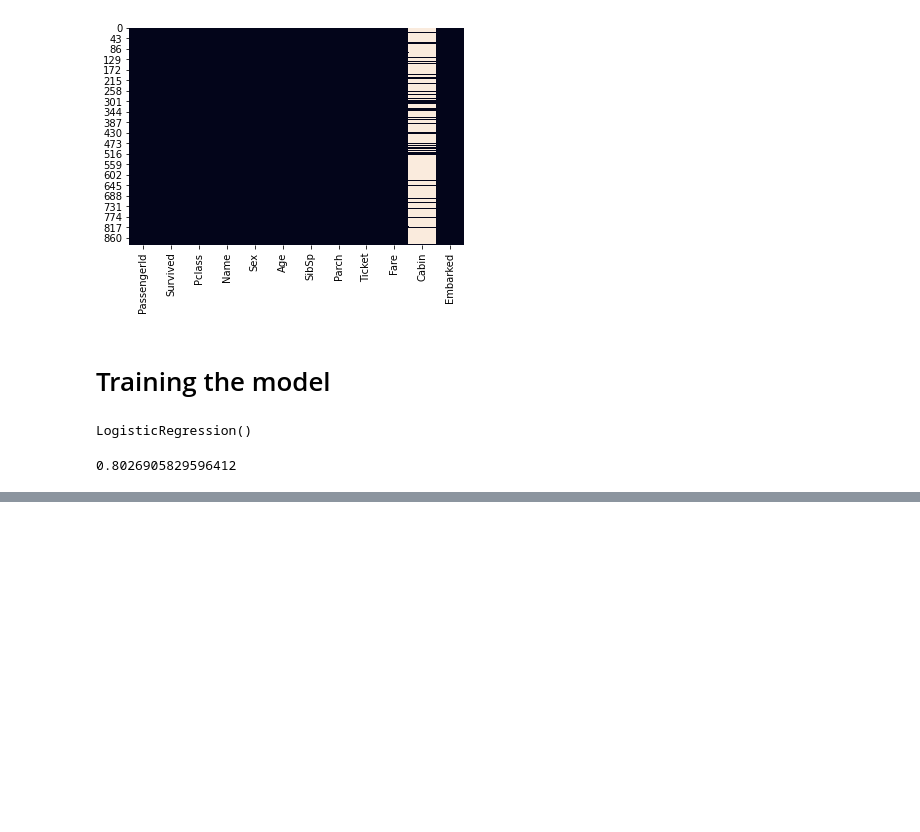
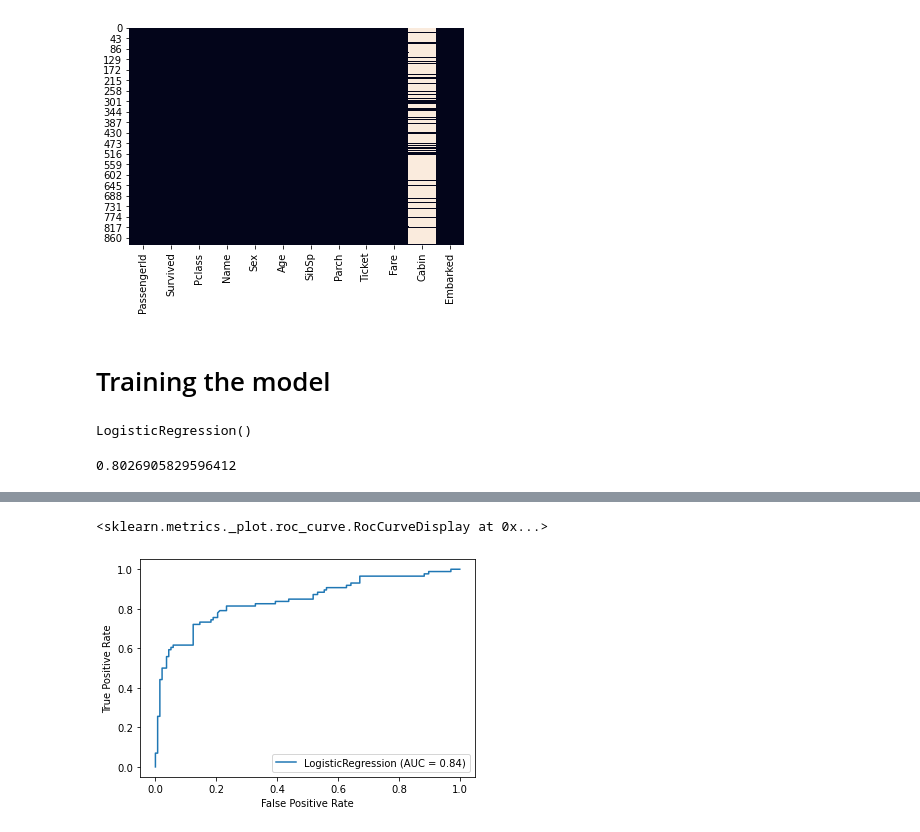
Before and after one commit to lau-b/titanic-model, a Jupyter notebook: notebooks/Logistic Regression Model.ipynb, the cells around one changed output, grey strips where cells are left out. Saved outputs shown, nothing was run; the diff lists cells and outputs as text; code cells hidden in the pictures; blank space fills up the shorter version.

```diff
--- a/notebooks/Logistic Regression Model.ipynb
+++ b/notebooks/Logistic Regression Model.ipynb
@@ -89,0 +121,5 @@ accuracy_score(y_test, y_pred_test)
+# %%
+metrics.plot_roc_curve(model, X_test, y_test)
+# %% [output]
+<sklearn.metrics._plot.roc_curve.RocCurveDisplay at 0x...>
+[figure, added]
```
Also changed, not shown: parts of 8 cells of this notebook, 1 other file.
